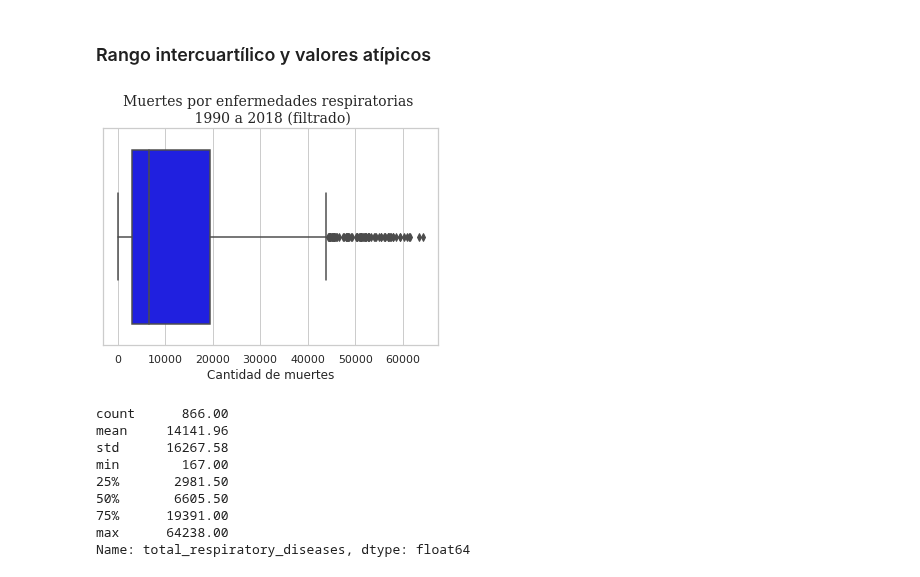
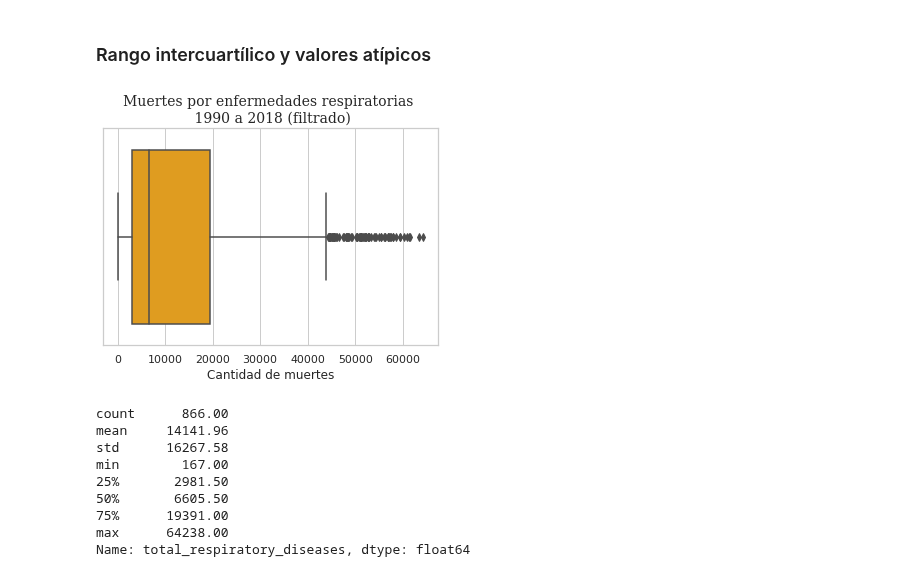
Before and after one commit to LIZZETHGOMEZ/Data-Science-Fase-3-BEDU-Santander, a Jupyter notebook: Notebook.ipynb, the cells around one changed output. Drawn from its saved outputs; the diff is of its cells as text; code cells hidden in the pictures.

```diff
--- a/Notebook.ipynb
+++ b/Notebook.ipynb
@@ -445,14 +445,14 @@ Name: total_respiratory_diseases, dtype: float64
 # %%
 iqr = df['total_respiratory_diseases'].quantile(0.75) - df['total_respiratory_diseases'].quantile(0.25)
 filtro_inferior = df['total_respiratory_diseases'] > df['total_respiratory_diseases'].quantile(0.25) - (iqr * 1.5)
 filtro_superior = df['total_respiratory_diseases'] < df['total_respiratory_diseases'].quantile(0.75) + (iqr * 1.5)
 df_filtrado = df[filtro_inferior & filtro_superior]
 
-ax = sns.boxplot(x=df_filtrado['total_respiratory_diseases'], color = 'Blue')
+ax = sns.boxplot(x=df_filtrado['total_respiratory_diseases'], color = 'orange')
 ax.set_title('Muertes por enfermedades respiratorias \n 1990 a 2018 (filtrado)', family = 'serif', size = 14)
 ax.set_xlabel('Cantidad de muertes');
 # %% [output]
-[figure, old version]
+[figure, new version]
 # %%
 # Medidas de tendencia central con datos filtrados
 round(df_filtrado['total_respiratory_diseases'].describe(),2)
```
Also changed, not shown: parts of 9 cells of this notebook.
